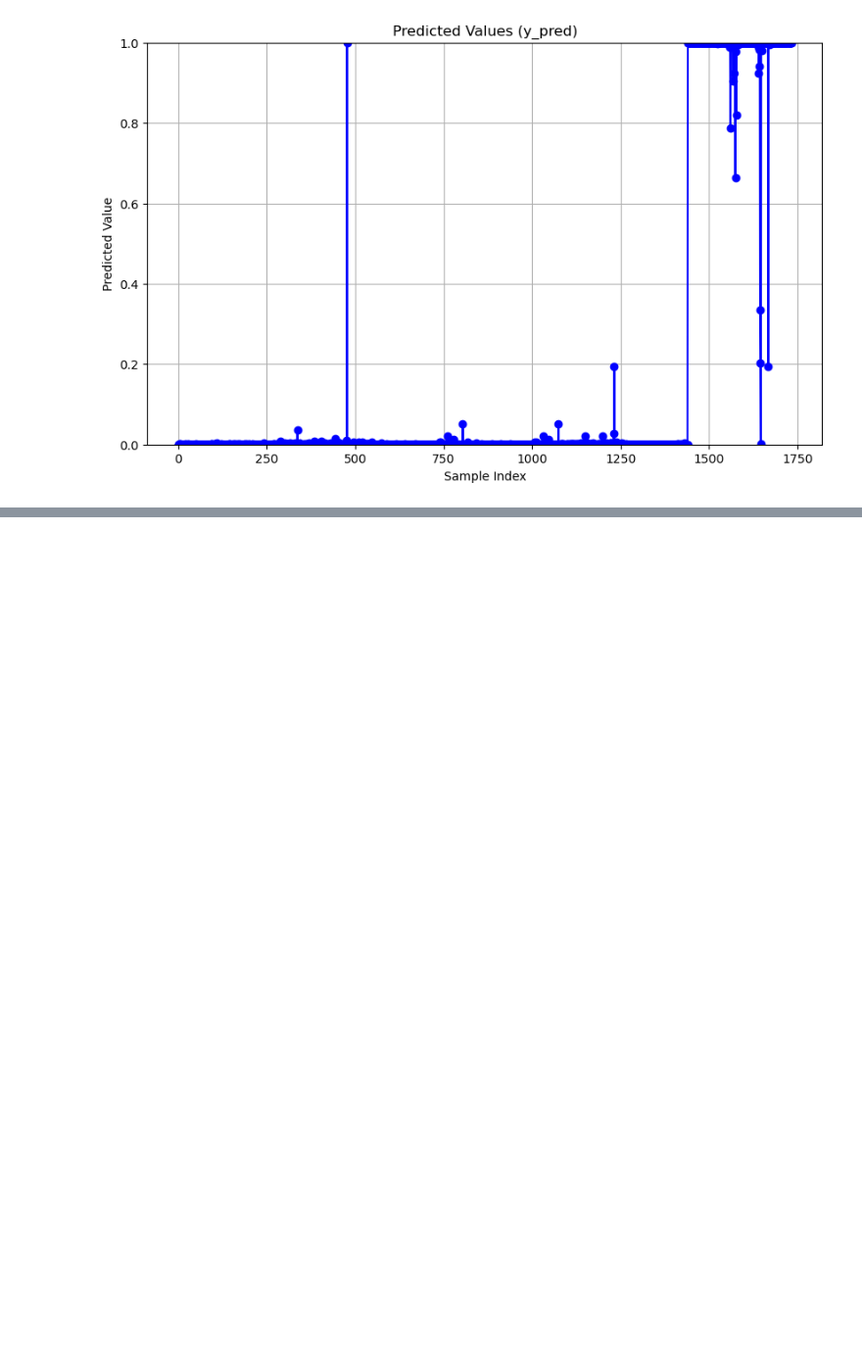
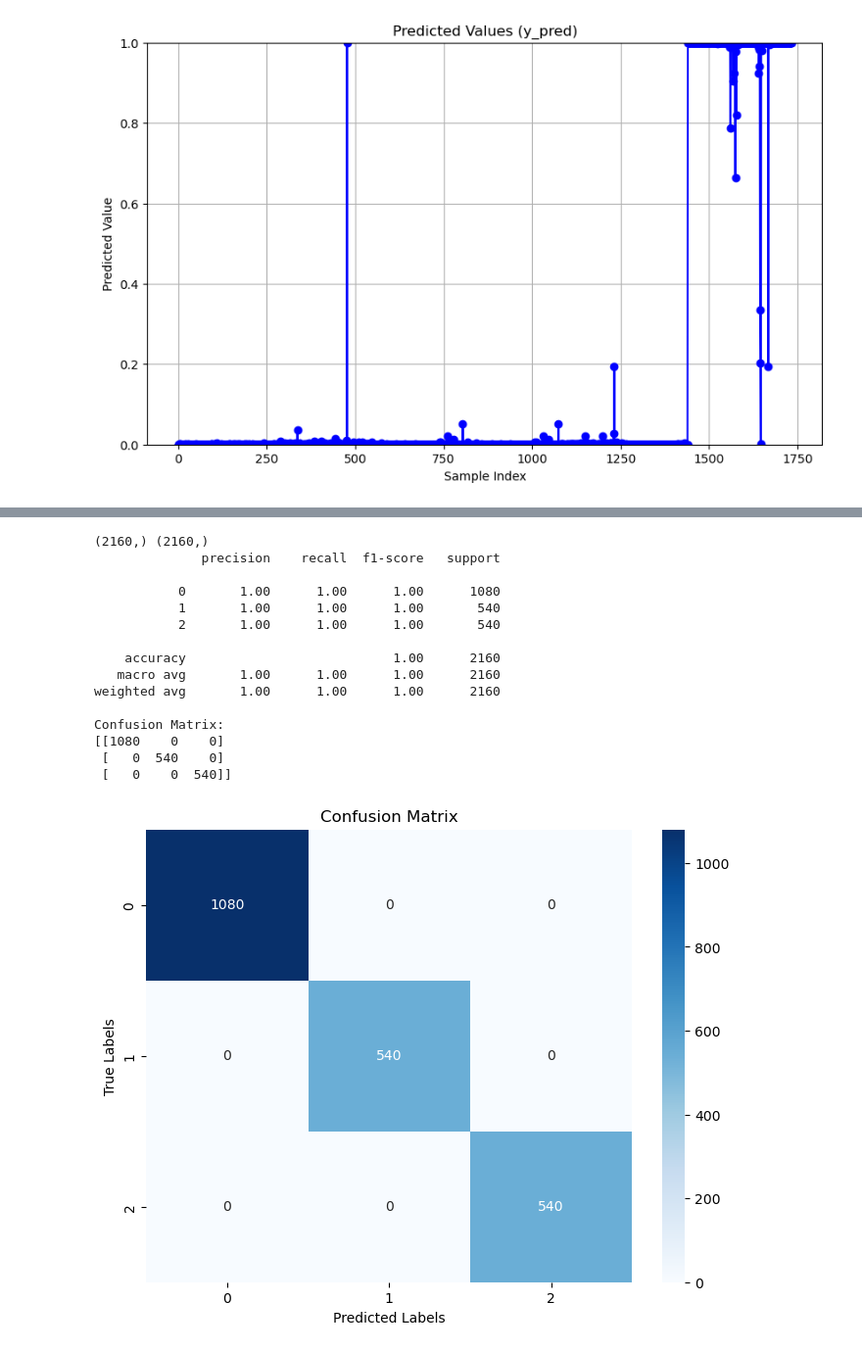
Before and after one commit to pnucse-capstone-2024/Capstone-2024-team-46, a Jupyter notebook: 1dcnn_new_data.ipynb, the cells around one changed output, grey strips where cells are left out. Shown at 98% size. Saved outputs shown, nothing was run; the diff lists cells and outputs as text; code cells hidden in the pictures; blank space fills up the shorter version.

```diff
--- a/1dcnn_new_data.ipynb
+++ b/1dcnn_new_data.ipynb
@@ -955,9 +982,9 @@ print(input_scale, input_zero_point, output_scale, output_zero_point)
 y_pred = []
 
 # 입력 데이터에 대해 예측 수행
-for i in range(len(anomaly_splits_test_raw)):
+for i in range(len(x_test_concat)):
     # 입력 데이터를 INT8 형식에 맞게 양자화
-    input_data = (anomaly_splits_test_raw[i] / input_scale + input_zero_point).astype(np.int8)
+    input_data = (x_test_concat[i] / input_scale + input_zero_point).astype(np.int8)
     input_data = np.expand_dims(input_data, axis=0)  # 배치 차원 추가
 
     interpreter.set_tensor(input_index, input_data)
@@ -1102,0 +1185,40 @@ plt.show()
+# %%
+## v1 - after quantization
+from sklearn.metrics import confusion_matrix, classification_report
+# y_pred_classes = np.argmax(y_pred, axis=1)
+# y_pred_labels = (y_pred > 0.5).astype(int)
+# y_test_labels = np.argmax(x_test, axis=1)
+print(y_pred_classes.shape, y_test.shape)
+
+print(classification_report(y_test, y_pred_classes))
+
+conf_matrix = confusion_matrix(y_test, y_pred_classes)
+
+# 혼동행렬 출력
+print("Confusion Matrix:")
+print(conf_matrix)
+
+# 혼동행렬 시각화
+plt.figure(figsize=(8, 6))
+sns.heatmap(conf_matrix, annot=True, fmt='d', cmap='Blues')
+plt.xlabel('Predicted Labels')
+plt.ylabel('True Labels')
+plt.title('Confusion Matrix')
+plt.show()
+# %% [output]
+(2160,) (2160,)
+              precision    recall  f1-score   support
+
+           0       1.00      1.00      1.00      1080
+           1       1.00      1.00      1.00       540
+           2       1.00      1.00      1.00       540
+
+    accuracy                           1.00      2160
+   macro avg       1.00      1.00      1.00      2160
+weighted avg       1.00      1.00      1.00      2160
+
+Confusion Matrix:
+[[1080    0    0]
+ [   0  540    0]
+ [   0    0  540]]
+[figure, added]
```
Also changed, not shown: parts of 7 cells of this notebook, 1 other file.
